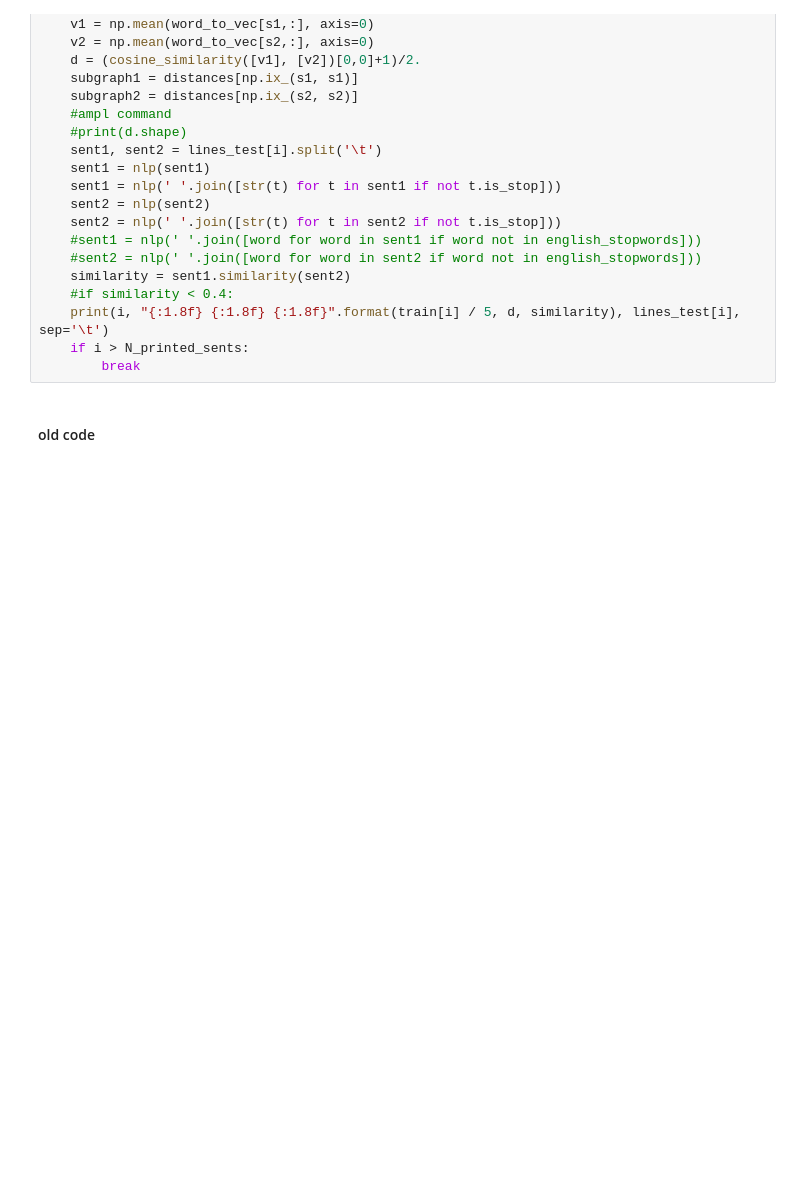
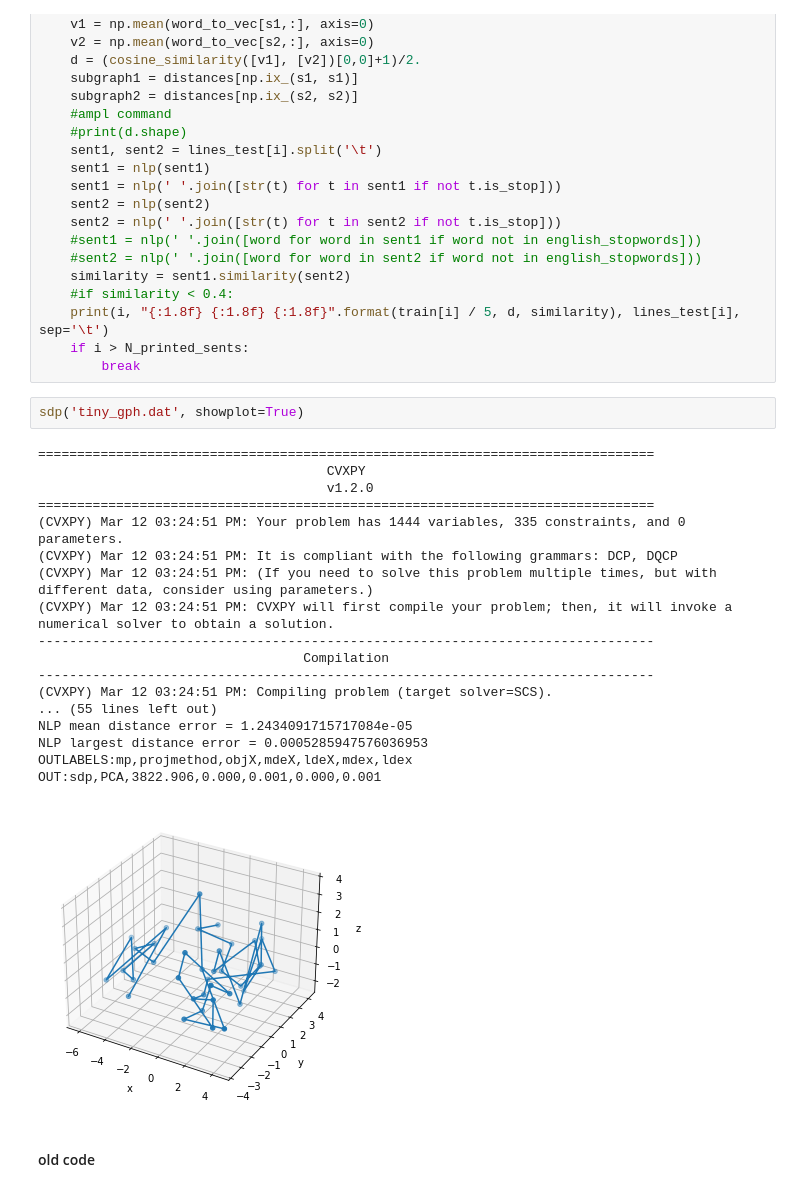
Before and after one commit to kniazevleonid/NLP_DG, a Jupyter notebook: NLP_DG.ipynb, the cells around one changed output. Cells and saved outputs as stored; diff of their text form; blank space fills up the shorter version.

```diff
--- a/NLP_DG.ipynb
+++ b/NLP_DG.ipynb
@@ -382,6 +486,27 @@ for i, (s1, s2) in enumerate(sentences_test):
     print(i, "{:1.8f} {:1.8f} {:1.8f}".format(train[i] / 5, d, similarity), lines_test[i], sep='\t')
     if i > N_printed_sents:
         break
+# %%
+sdp('tiny_gph.dat', showplot=True)
+# %% [output]
+===============================================================================
+                                     CVXPY
+                                     v1.2.0
+===============================================================================
+(CVXPY) Mar 12 03:24:51 PM: Your problem has 1444 variables, 335 constraints, and 0 parameters.
+(CVXPY) Mar 12 03:24:51 PM: It is compliant with the following grammars: DCP, DQCP
+(CVXPY) Mar 12 03:24:51 PM: (If you need to solve this problem multiple times, but with different data, consider using parameters.)
+(CVXPY) Mar 12 03:24:51 PM: CVXPY will first compile your problem; then, it will invoke a numerical solver to obtain a solution.
+-------------------------------------------------------------------------------
+                                  Compilation
+-------------------------------------------------------------------------------
+(CVXPY) Mar 12 03:24:51 PM: Compiling problem (target solver=SCS).
+... (55 lines left out)
+NLP mean distance error = 1.2434091715717084e-05
+NLP largest distance error = 0.0005285947576036953
+OUTLABELS:mp,projmethod,objX,mdeX,ldeX,mdex,ldex
+OUT:sdp,PCA,3822.906,0.000,0.001,0.000,0.001
+[figure, added]
 # %% [markdown]
 #### old code
 # %%
```
Also changed, not shown: parts of 4 cells of this notebook, 22 other files.
